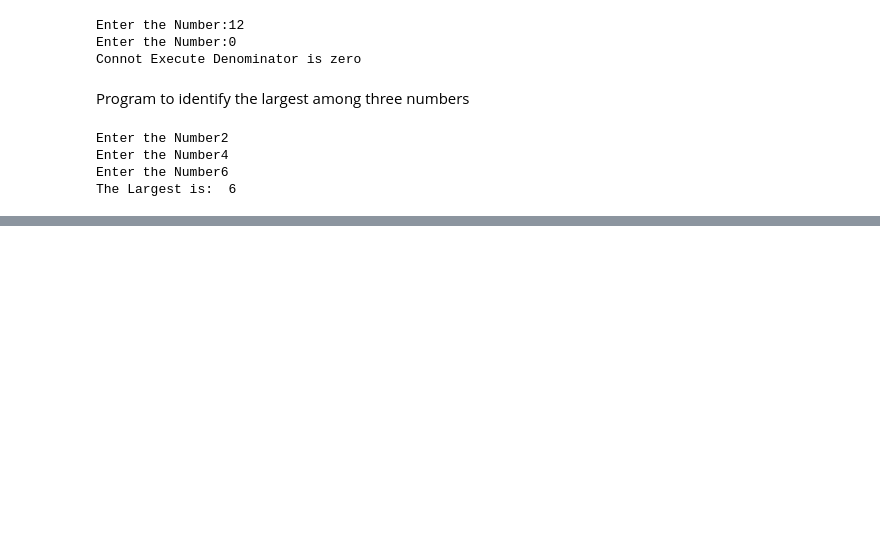
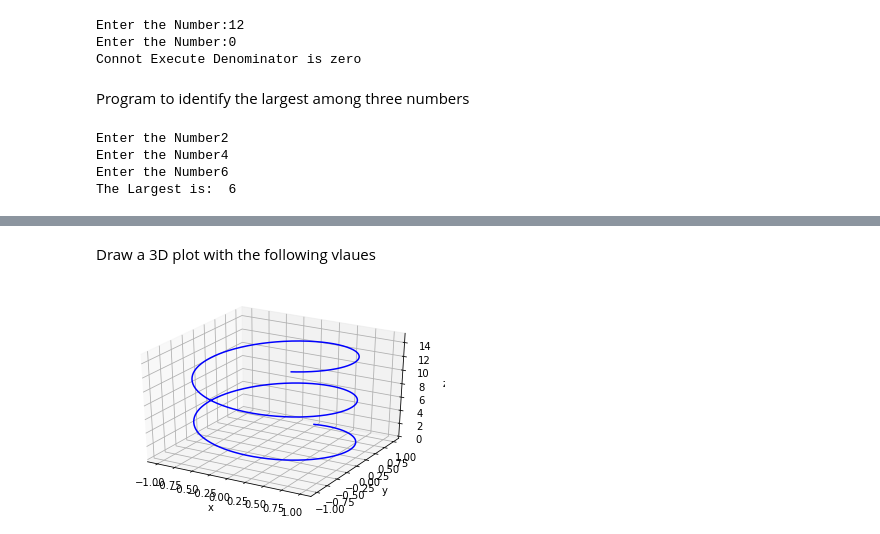
Before and after one commit to ronxldwilson/Python-Notes, a Jupyter notebook: Complex_Analysis.ipynb, the cells around one changed output, grey strips where cells are left out. Saved outputs shown, nothing was run; the diff lists cells and outputs as text; code cells hidden in the pictures; blank space fills up the shorter version.

```diff
--- a/Complex_Analysis.ipynb
+++ b/Complex_Analysis.ipynb
@@ -97,0 +111,17 @@ The Largest is:  6
+# %% [markdown]
+Draw a 3D plot with the following vlaues
+# %%
+from mpl_toolkits import mplot3d
+from matplotlib.pyplot import *
+from numpy import *
+ax=axes(projection="3d")
+z=np.linspace(0, 15, 1000)
+x=np.sin(z)
+y=np.cos(z)
+ax.plot3D(x,y,z,color="blue")
+ax.set_xlabel("x")
+ax.set_ylabel("y")
+ax.set_zlabel("z")
+None
+# %% [output]
+[figure, added]
```
Also changed, not shown: parts of 64 cells of this notebook.
